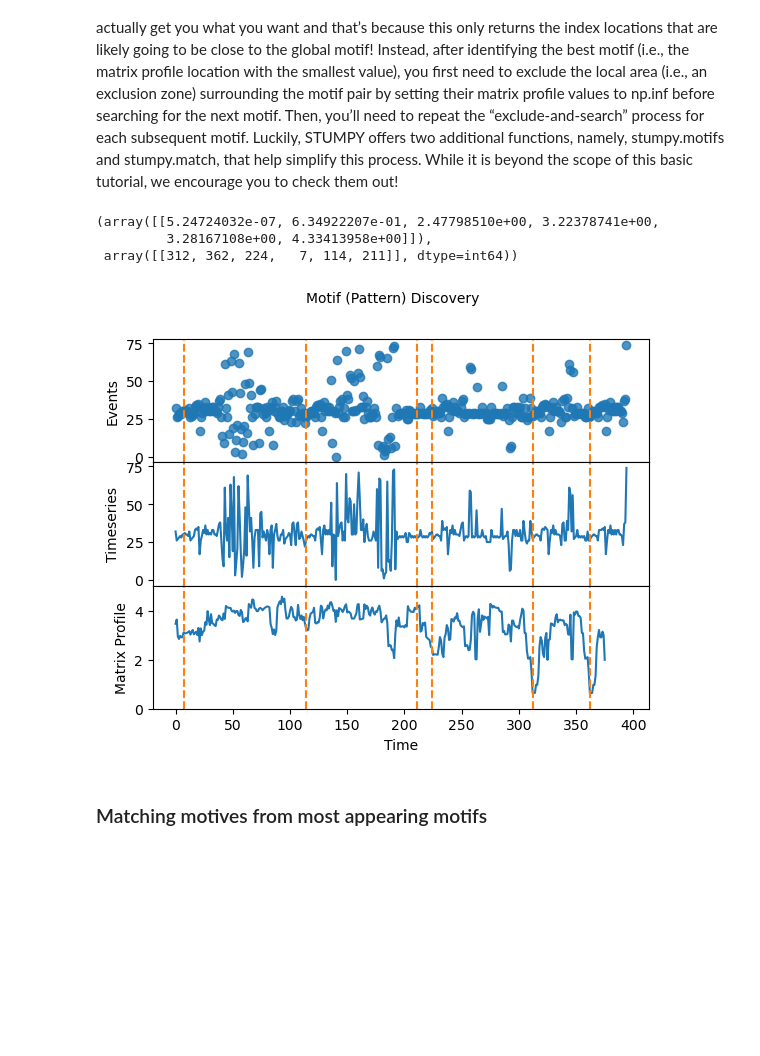
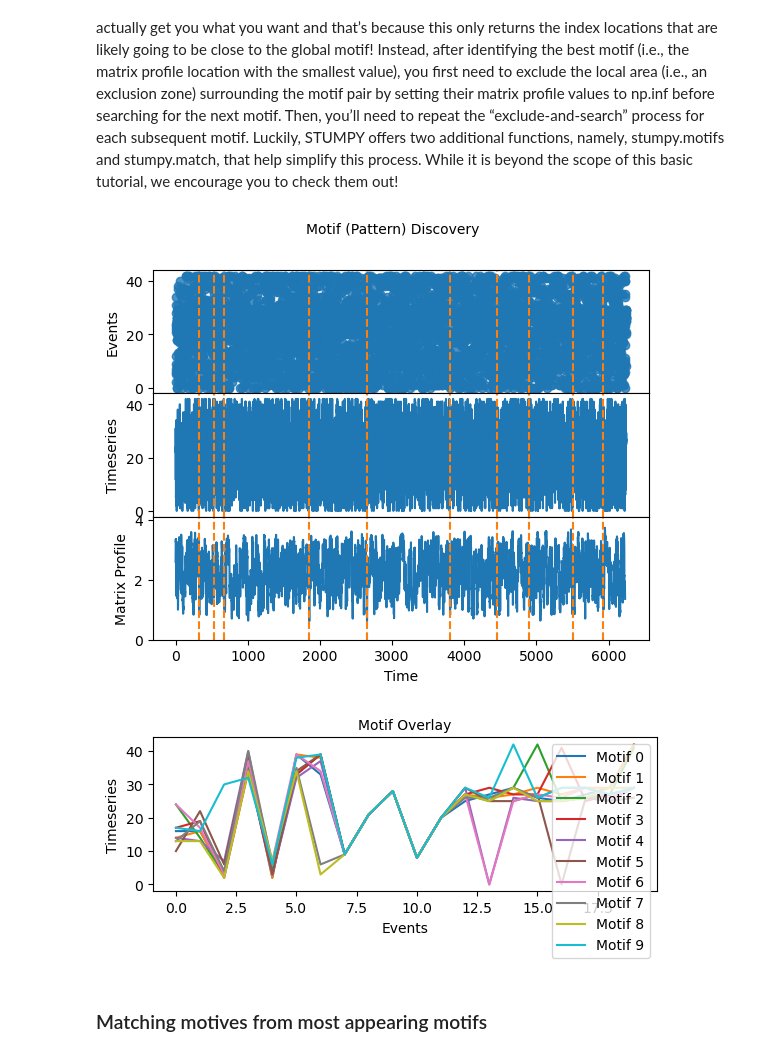
Before and after one commit to thohenadl/TSMDforUILogs, a Jupyter notebook: MotifsUiData.ipynb, the cells around one changed output. Saved outputs shown, nothing was run; the diff lists cells and outputs as text; code cells hidden in the pictures; blank space fills up the shorter version.

Commit message:
Minimal Working Example added MWE Co-occurance encoding added Added util functions Added validationLogCreation Notebook

```diff
--- a/MotifsUiData.ipynb
+++ b/MotifsUiData.ipynb
@@ -60,3 +51,10 @@ df
+# %%
+# Validation Logs
+csvPath = "logs/smartRPA/validation/"
+
+filename = "Log_1_1_2_9600.csv"
+
+df = pd.read_csv(csvPath + filename, encoding = "latin-1")
 # %% [markdown]
 ### Creating a mix DF from multiple files
 
@@ -131,6 +86,3 @@ print(indices)
-# %%
-df = modified_df
-df[df["case:concept:name"]==random_list[0]]
 # %% [markdown]
 # Adding Boundary Information
 Utilizing the method proposed by Rebmann and van der Aa (https://link.springer.com/chapter/10.1007/978-3-031-34560-9_9) in https://github.com/a-rebmann/task-recognition
@@ -178,0 +152,4 @@ KeyError: 'isBoundary'
+# %%
+application_co_matrix = co_occurrence_matrix_n(df, 2, "application")
+application_matrix = spectral_ordering_cooccurrence(application_co_matrix)
+application_matrix
@@ -404,7 +384,7 @@ Window size selection is challenging task for motif discovery as they occurr ind
 More research is needed as stated in https://link.springer.com/chapter/10.1007/978-3-031-24378-3_6
 # %%
 starting_row = 0
-ending_row = 500 #len(df)-1
+ending_row = len(df)-1
 #Extract ids and rows
 ids = df.loc[starting_row:ending_row,'id'].tolist()
 rows = [i for i in range(len(df.loc[starting_row:ending_row,'id']))]
@@ -597,39 +569,48 @@ Now that you’ve computed the matrix profile, mp, for your time series and iden
 # min_neighbours: With min_neighbours one can select how often a process motif has to appear at least to be relevant => map this to number of executions
 # max_matches
 top_motifs = stumpy.motifs(T=event_series, P=tm_matrix[:,0], min_neighbors=1, max_matches=10)
-top_motifs
-# %% [output]
-(array([[5.24724032e-07, 6.34922207e-01, 2.47798510e+00, 3.22378741e+00,
-         3.28167108e+00, 4.33413958e+00]]),
- array([[312, 362, 224,   7, 114, 211]], dtype=int64))
 # %%
 #Plot Event data
 fig2, axs2 = plt.subplots(3, sharex=True, gridspec_kw={'hspace': 0})
 plt.suptitle('Motif (Pattern) Discovery', fontsize='10')
 
 axs2[0].scatter(rows, ids, alpha=0.8)
 axs2[0].set_ylabel('Events', fontsize='10')
 # Plot Timeseries data
 axs2[1].plot(event_series)
 axs2[1].set_ylabel('Timeseries', fontsize='10')
 rect = Rectangle((motif_idx_tm, 0), window_size, event_series.max(), facecolor='lightgrey')
 # axs2[1].add_patch(rect)
 rect = Rectangle((nearest_neighbor_idx_tm, 0), window_size, event_series.max(), facecolor='lightgrey')
 # axs2[1].add_patch(rect)
 # Plot Matrix profiles
 axs2[2].set_xlabel('Time', fontsize ='10')
 axs2[2].set_ylabel('Matrix Profile', fontsize='10')
 axs2[2].set_ylim(top=tm_matrix[:, 0].max()*1.1) #displaying the max value with some uplift for space in Graph
 axs2[2].plot(tm_matrix[:, 0])
 # Adding Dashed lines
 for discovered in top_motifs[1][0]:
     axs2[0].axvline(x=discovered, linestyle="dashed",color='C1')
     axs2[1].axvline(x=discovered, linestyle="dashed",color='C1')
     axs2[2].axvline(x=discovered, linestyle="dashed",color='C1')
 
+# Display Pattern overlay
+fig, ax = plt.subplots(figsize=(6.5, 2))
+plt.title('Motif Overlay', fontsize='10')
+ax.set_xlabel("Events", fontsize='10')
+ax.set_ylabel("Timeseries", fontsize='10')
+# Plot motif and nearest neighbor window
+for i, val in enumerate(top_motifs[1][0]):
+    colorPlot = 'C' + str(i)
+    ax.plot(event_series[val:val+window_size], color=colorPlot, label=f"Motif {i}")
+
+plt.legend(loc="best",fontsize=10)
 plt.show()
+
+plt.show()
 # %% [output]
-[figure, old version]
+[figure, new version]
+[figure, added]
 # %%
 # Creates a dataframe that contains all paths from the top_motifs result
 allMotifsDF = pd.DataFrame()
```
Also changed, not shown: parts of 27 cells of this notebook, 6 other files.
